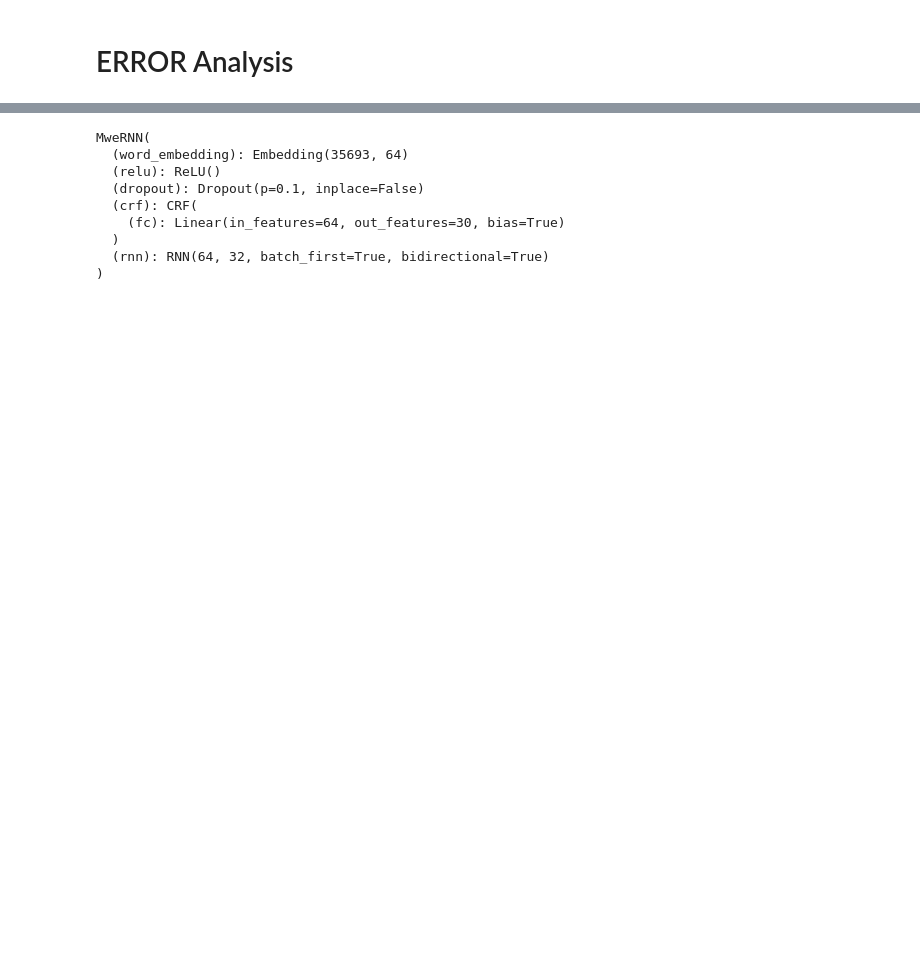
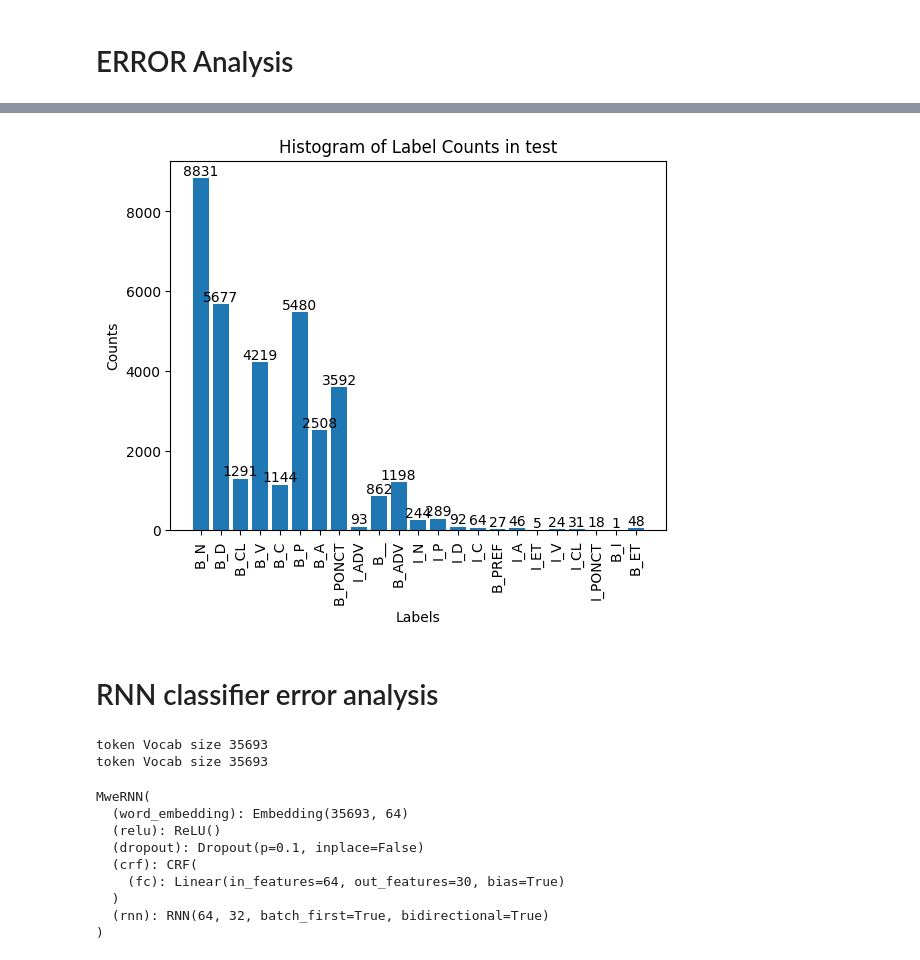
Before and after one commit to CoCorooxin/MWE-classifier, a Jupyter notebook: error_analysis.ipynb, the cells around one changed output, grey strips where cells are left out. Cells and saved outputs as stored; diff of their text form; code cells hidden in the pictures; blank space fills up the shorter version.

Commit message:
update error analysis

```diff
--- a/error_analysis.ipynb
+++ b/error_analysis.ipynb
@@ -13,3 +32,25 @@ token Vocab size 35693
+# %%
+labels, counts = zip(*testset.tags_dist.items())
+
+plt.bar(labels, counts)
+plt.xlabel('Labels')
+plt.ylabel('Counts')
+plt.title('Histogram of Label Counts in test')
+plt.xticks(rotation=90)
+for i, count in enumerate(counts):
+    plt.text(i, count, str(count), ha='center', va='bottom')
+
+plt.show()
+# %% [output]
+[figure, added]
+# %% [markdown]
+# RNN classifier error analysis
+# %%
+trainset     = rnn_dataset.RnnDataset("corpus/train.conllu", isTrain = True)
+testset      = rnn_dataset.RnnDataset("corpus/test.conllu")
+# %% [output]
+token Vocab size 35693
+token Vocab size 35693
 # %%
 mod_dir = "trained_models"
 rnn_mod = "rnn_mod.pth"
```
Also changed, not shown: parts of 18 cells of this notebook, 3 other files.
